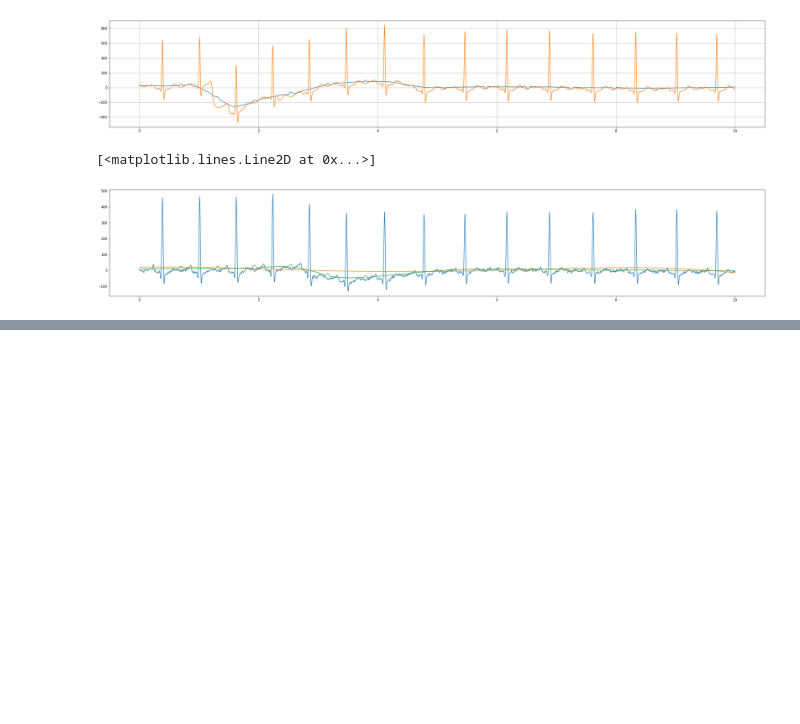
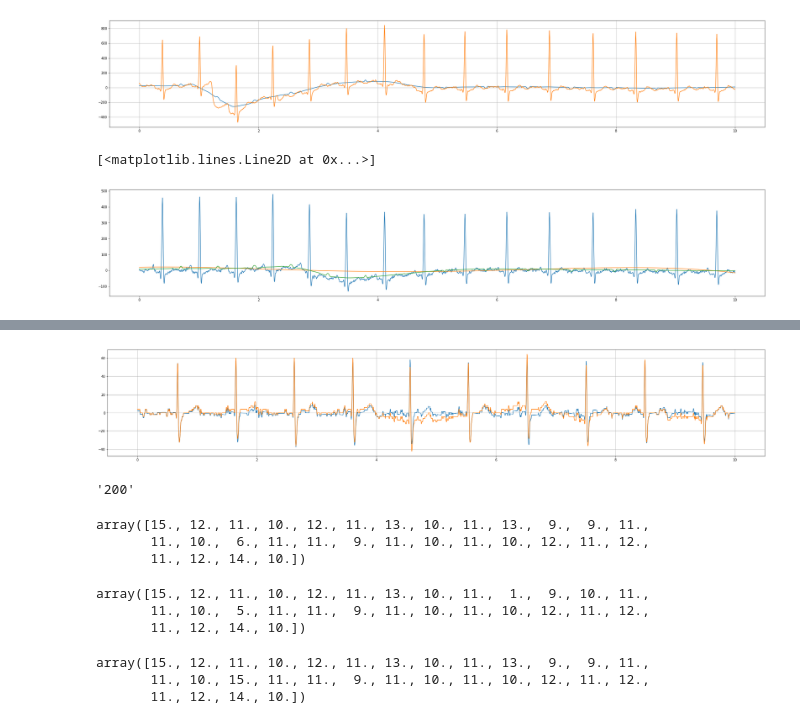
Before and after one commit to Hellinger/ECG-Manlio, a Jupyter notebook: ECG.ipynb, the cells around one changed output, grey strips where cells are left out. Saved outputs shown, nothing was run; the diff lists cells and outputs as text; code cells hidden in the pictures; blank space fills up the shorter version.

```diff
--- a/ECG.ipynb
+++ b/ECG.ipynb
@@ -102,0 +132,13 @@ plt.plot(t, sg4)
+# %%
+filtered = high_pass_filter(ecg_signals[20,0,:], 5, 1, 500)
+plt.figure(figsize=[36,6])
+plt.plot(t, filtered)
+plt.plot(t, ecg_signals[20,0,:])
+plt.grid()
+plt.show()
+# %% [output]
+[figure, added]
+# %%
+ecg_info[20][16]
+# %% [output]
+'200'
@@ -102,0 +159,6 @@ plt.plot(t, sg4)
+# %%
+n1
+# %% [output]
+array([15., 12., 11., 10., 12., 11., 13., 10., 11., 13.,  9.,  9., 11.,
+       11., 10.,  6., 11., 11.,  9., 11., 10., 11., 10., 12., 11., 12.,
+       11., 12., 14., 10.])
@@ -102,0 +179,6 @@ plt.plot(t, sg4)
+# %%
+n2
+# %% [output]
+array([15., 12., 11., 10., 12., 11., 13., 10., 11.,  1.,  9., 10., 11.,
+       11., 10.,  5., 11., 11.,  9., 11., 10., 11., 10., 12., 11., 12.,
+       11., 12., 14., 10.])
@@ -102,0 +203,6 @@ plt.plot(t, sg4)
+# %%
+n3
+# %% [output]
+array([15., 12., 11., 10., 12., 11., 13., 10., 11., 13.,  9.,  9., 11.,
+       11., 10., 15., 11., 11.,  9., 11., 10., 11., 10., 12., 11., 12.,
+       11., 12., 14., 10.])
```
Also changed, not shown: parts of 13 cells of this notebook.
